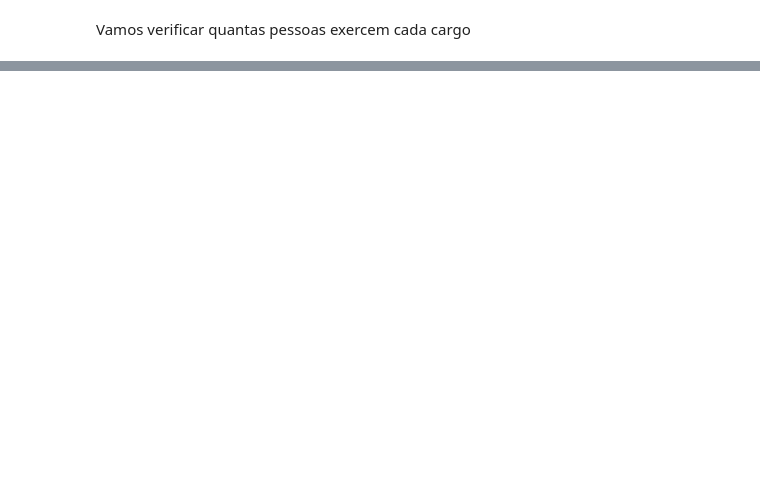
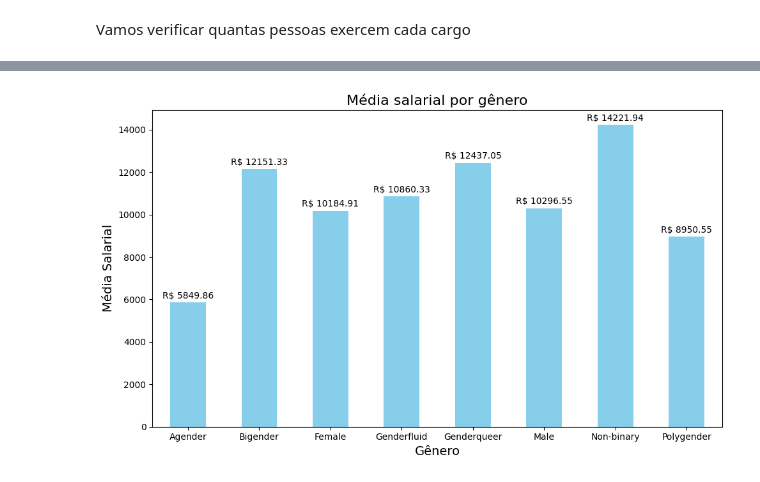
Before and after one commit to DanielBorbafs/study, a Jupyter notebook: pandas/training01/analise.ipynb, the cells around one changed output, grey strips where cells are left out. Saved outputs shown, nothing was run; the diff lists cells and outputs as text; code cells hidden in the pictures; blank space fills up the shorter version.

```diff
--- a/pandas/training01/analise.ipynb
+++ b/pandas/training01/analise.ipynb
@@ -174,0 +281,24 @@ print(salarios_maiores.to_string())
+# %%
+import matplotlib.pyplot as plt
+
+media_salarial_genero = df.groupby('gender')['salario'].mean()
+
+# criando gráficos de barras
+plt.figure(figsize=(10, 6))
+media_salarial_genero.plot(kind='bar', color='skyblue')
+
+#adicionando títulos
+
+plt.title('Média salarial por gênero', fontsize=16)
+plt.xlabel('Gênero', fontsize=14)
+plt.ylabel('Média Salarial', fontsize=14)
+
+plt.xticks(rotation = 0) # colando nomes na horizontal
+
+for i, v in enumerate(media_salarial_genero):
+    plt.text(i, v + 100, f'R$ {v:.2f}', ha='center', va='bottom', fontsize=10)  # Ajuste do valor acima da barra
+
+plt.tight_layout()
+plt.show()
+# %% [output]
+[figure, added]
```
Also changed, not shown: parts of 21 cells of this notebook, 4 other files.
